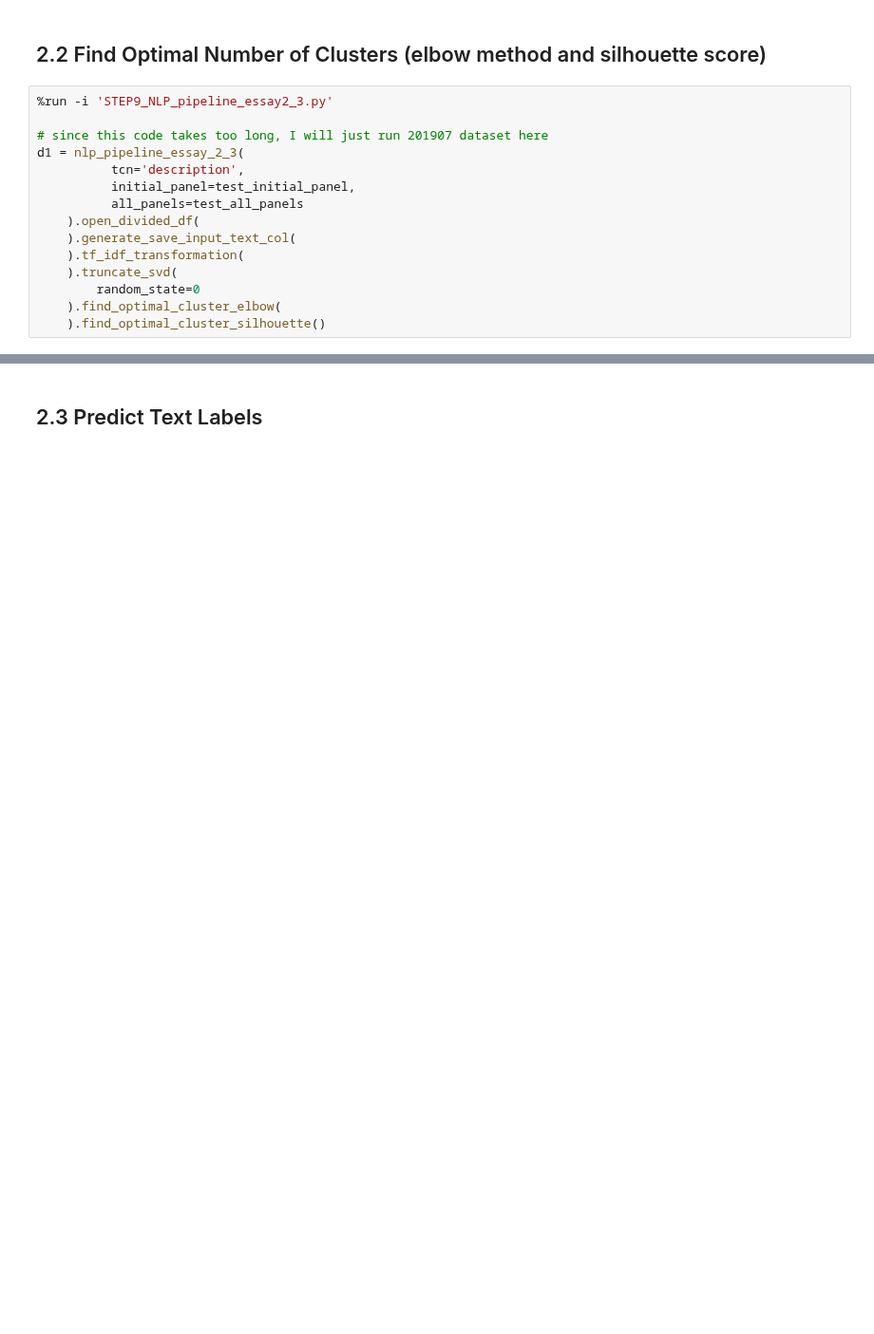
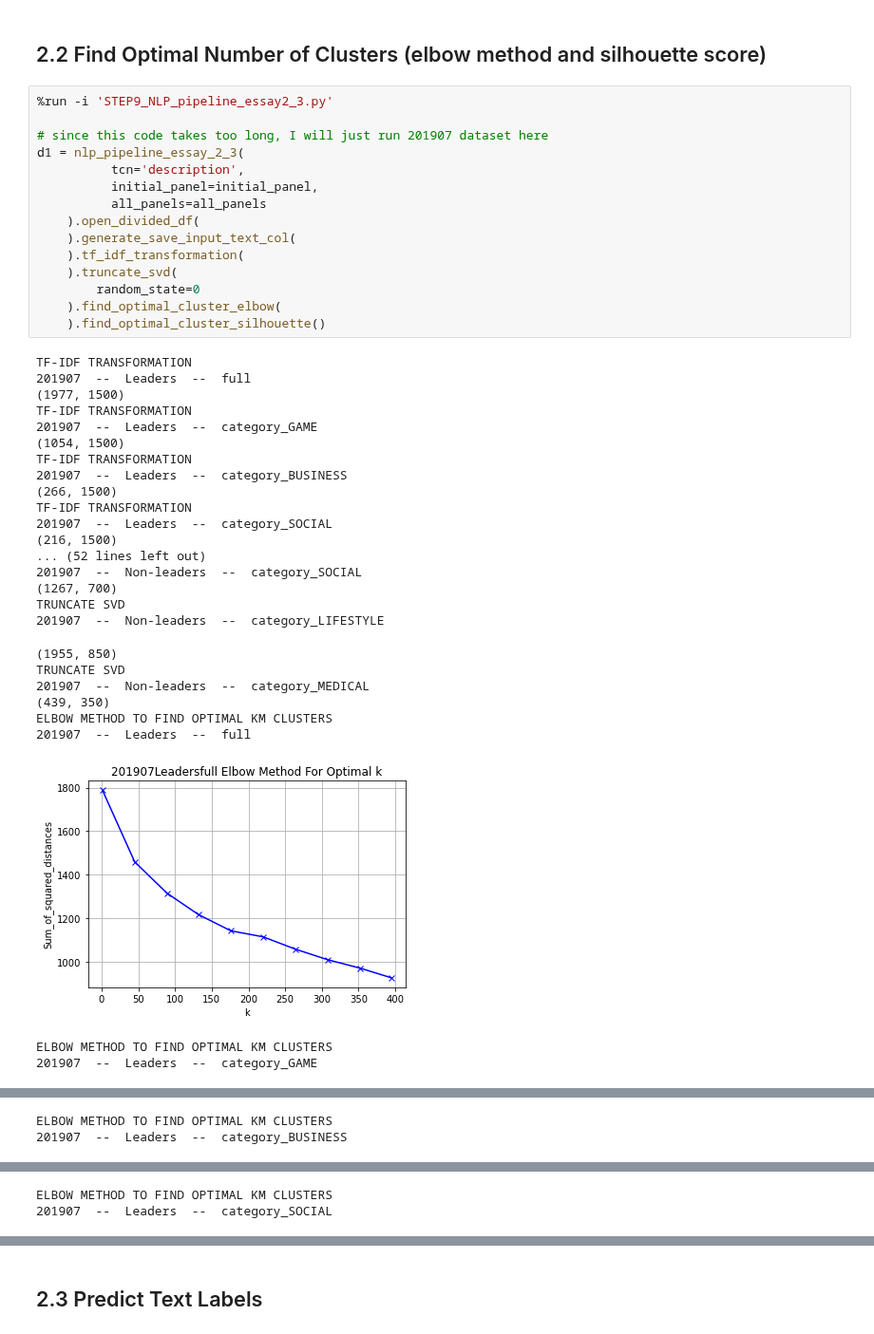
Before and after one commit to nz44/phd_dissertation, a Jupyter notebook: scripts/___essay_2_test_code___.ipynb, the cells around one changed output, grey strips where cells are left out. Shown at 95% size. Saved outputs shown, nothing was run; the diff lists cells and outputs as text; blank space fills up the shorter version.

```diff
--- a/scripts/___essay_2_test_code___.ipynb
+++ b/scripts/___essay_2_test_code___.ipynb
@@ -110,15 +149,42 @@ d1 = nlp_pipeline_essay_2_3(
 # %%
 %run -i 'STEP9_NLP_pipeline_essay2_3.py'
 
 # since this code takes too long, I will just run 201907 dataset here
 d1 = nlp_pipeline_essay_2_3(
           tcn='description',
-          initial_panel=test_initial_panel,
-          all_panels=test_all_panels
+          initial_panel=initial_panel,
+          all_panels=all_panels
     ).open_divided_df(
     ).generate_save_input_text_col(
     ).tf_idf_transformation(
     ).truncate_svd(
         random_state=0
     ).find_optimal_cluster_elbow(
     ).find_optimal_cluster_silhouette()
+# %% [output]
+TF-IDF TRANSFORMATION
+201907  --  Leaders  --  full
+(1977, 1500)
+TF-IDF TRANSFORMATION
+201907  --  Leaders  --  category_GAME
+(1054, 1500)
+TF-IDF TRANSFORMATION
+201907  --  Leaders  --  category_BUSINESS
+(266, 1500)
+TF-IDF TRANSFORMATION
+201907  --  Leaders  --  category_SOCIAL
+(216, 1500)
+... (52 lines left out)
+201907  --  Non-leaders  --  category_SOCIAL
+(1267, 700)
+TRUNCATE SVD
+201907  --  Non-leaders  --  category_LIFESTYLE
+(1955, 850)
+TRUNCATE SVD
+201907  --  Non-leaders  --  category_MEDICAL
+(439, 350)
+ELBOW METHOD TO FIND OPTIMAL KM CLUSTERS
+201907  --  Leaders  --  full
+[figure, added]
+ELBOW METHOD TO FIND OPTIMAL KM CLUSTERS
+201907  --  Leaders  --  category_GAME
@@ -124,0 +192,2 @@ d1 = nlp_pipeline_essay_2_3(
+ELBOW METHOD TO FIND OPTIMAL KM CLUSTERS
+201907  --  Leaders  --  category_BUSINESS
@@ -124,0 +195,2 @@ d1 = nlp_pipeline_essay_2_3(
+ELBOW METHOD TO FIND OPTIMAL KM CLUSTERS
+201907  --  Leaders  --  category_SOCIAL
```
Also changed, not shown: parts of 4 cells of this notebook, 37 other files.
